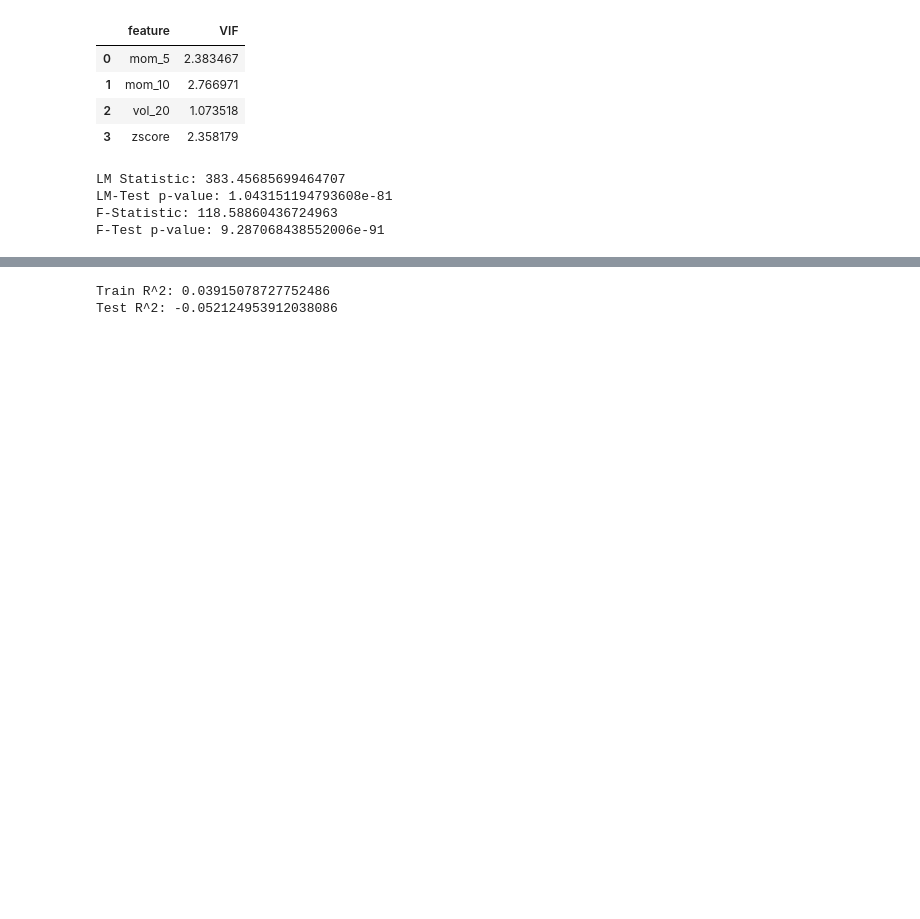
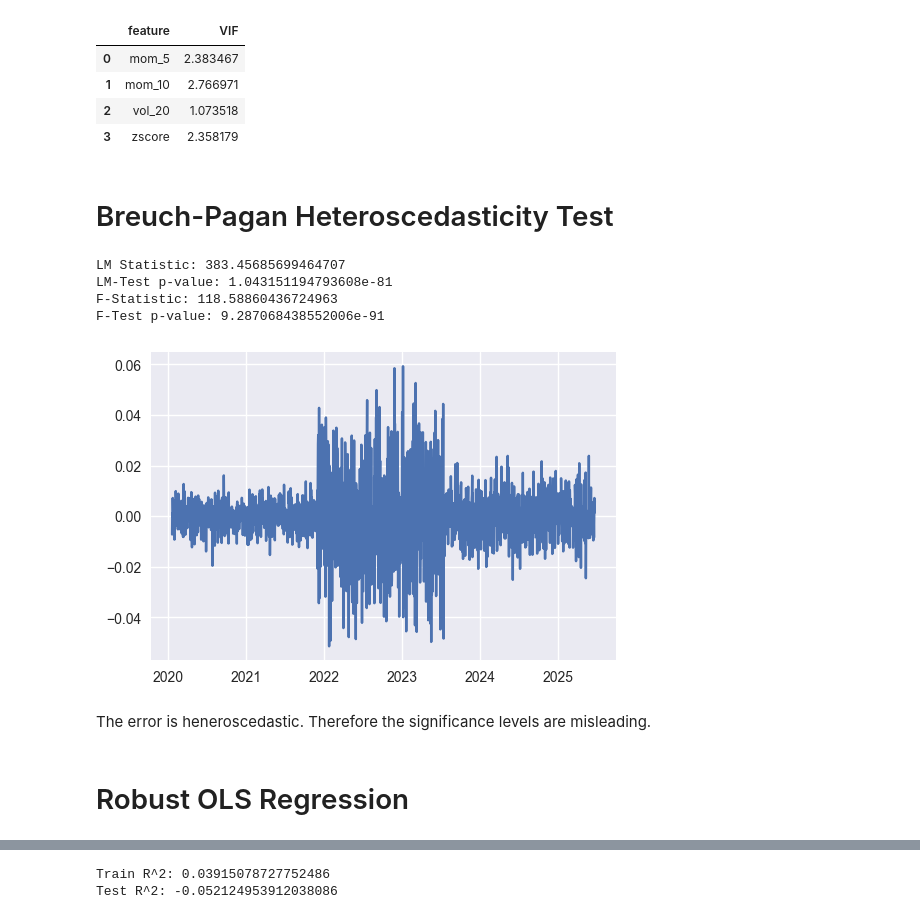
Before and after one commit to aemilani/quant-finance-exercises, a Jupyter notebook: regression.ipynb, the cells around one changed output, grey strips where cells are left out. Cells and saved outputs as stored; diff of their text form; code cells hidden in the pictures; blank space fills up the shorter version.

Commit message:
Regression exercise finalized

```diff
--- a/regression.ipynb
+++ b/regression.ipynb
@@ -183,6 +184,8 @@ vif_df
 | 1 | mom_10 | 2.766971 |
 | 2 | vol_20 | 1.073518 |
 | 3 | zscore | 2.358179 |
+# %% [markdown]
+# Breuch-Pagan Heteroscedasticity Test
 # %%
 # ============================================================
 # BREUSCH-PAGAN TEST
@@ -204,6 +207,18 @@ LM Statistic: 383.45685699464707
 LM-Test p-value: 1.043151194793608e-81
 F-Statistic: 118.58860436724963
 F-Test p-value: 9.287068438552006e-91
+# %%
+errors = model.predict(X_const) - y
+
+plt.figure(figsize=(6, 4))
+plt.plot(errors)
+plt.show()
+# %% [output]
+[figure, added]
+# %% [markdown]
+The error is heneroscedastic. Therefore the significance levels are misleading.
+# %% [markdown]
+# Robust OLS Regression
 # %%
 # ============================================================
 # ROBUST STANDARD ERRORS
```
Also changed, not shown: parts of 29 cells of this notebook.
